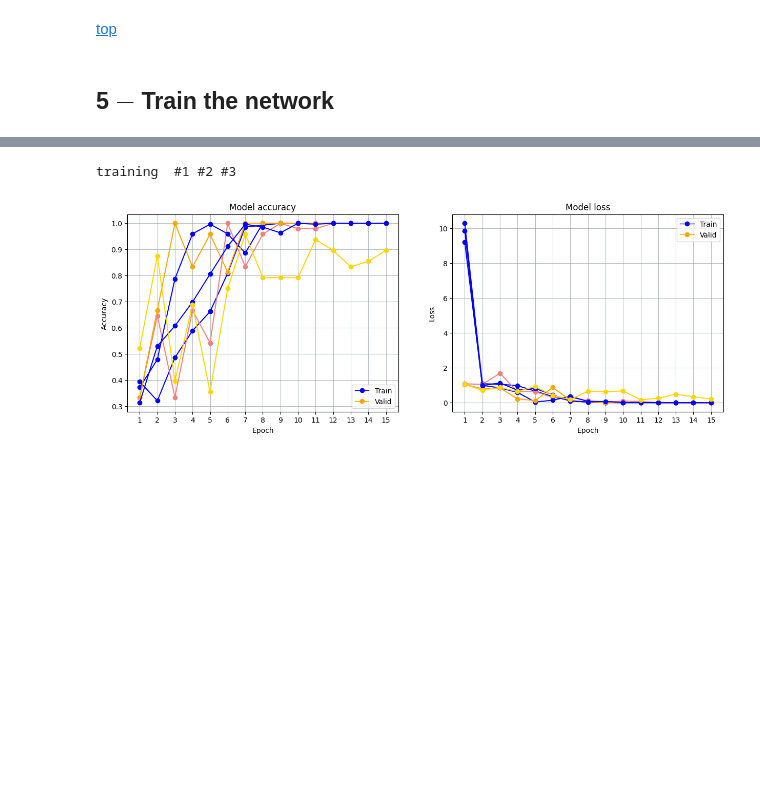
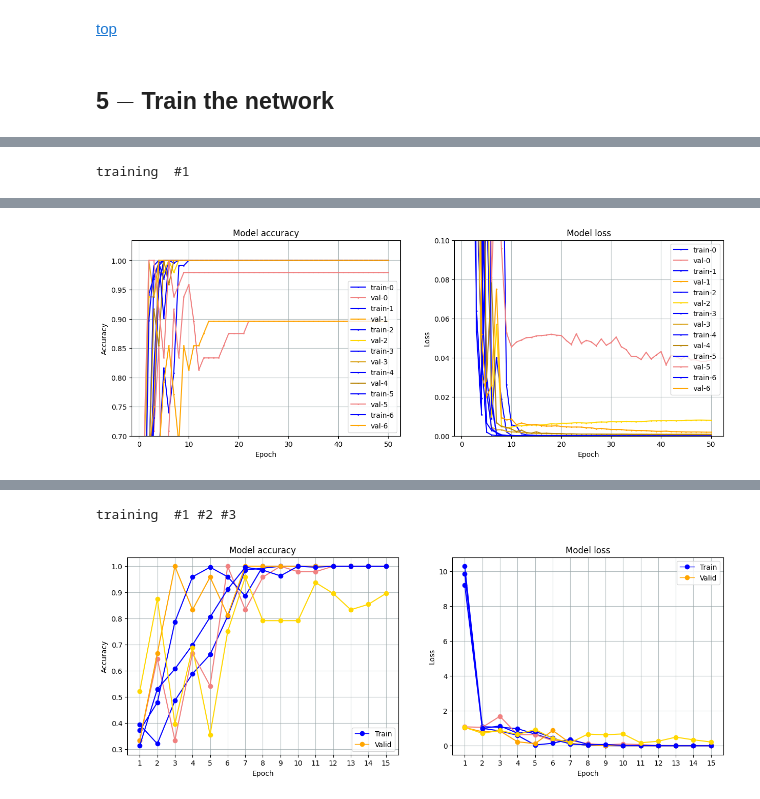
Before and after one commit to cjlux/Study-01, a Jupyter notebook: 01_Classify_micrographs.ipynb, the cells around one changed output, grey strips where cells are left out. Cells and saved outputs as stored; diff of their text form; code cells hidden in the pictures; blank space fills up the shorter version.

```diff
--- a/01_Classify_micrographs.ipynb
+++ b/01_Classify_micrographs.ipynb
@@ -549,0 +483,40 @@ training  #1 #2 #3
+# %%
+from time import time
+
+H = []
+print("training ", end="")
+
+for i in range(7):
+    print(f" #{i+1}", end="")
+
+    # clear memory if needed
+    tf.keras.backend.clear_session()
+
+    # Build a new model at each lopp lap, without setting the tf seed:
+    model = build_CNN(x_train[0].shape)
+
+    # load the network structure & initial weights:
+    # model = tf.keras.models.load_model(model_path)
+
+    # Deterministic tensorflow training:
+    # see https://blog.tensorflow.org/2022/05/whats-new-in-tensorflow-29.html
+    #tf.keras.utils.set_random_seed(SEED)  # sets seeds for base-python, numpy and tf
+    #tf.config.experimental.enable_op_determinism()
+
+    t0 = time()
+    hist = model.fit(x_train, y_train,
+                     epochs=50,      # the total number of successive trainings
+                     batch_size=16,  # fragmentation of the whole dada set in batches
+                     validation_data=(x_val, y_val), verbose=0)
+    t = int(time()-t0)
+    h = int(t//3600)
+    m = int((t - h*3600)//60)
+    s = int((t - h*3600 -m*60))
+    print(f"\tTraining elapsed time {t}: {h:02d}h {m:02d}m {s:02d}s")
+
+    H.append(hist)
+
+
+plot_loss_accuracy(H, min_acc=0.7, max_loss=0.1, single_color=False)
+# %% [output]
+training  #1
@@ -549,0 +534 @@ training  #1 #2 #3
+[figure, added]
```
Also changed, not shown: parts of 32 cells of this notebook, 3 other files.
